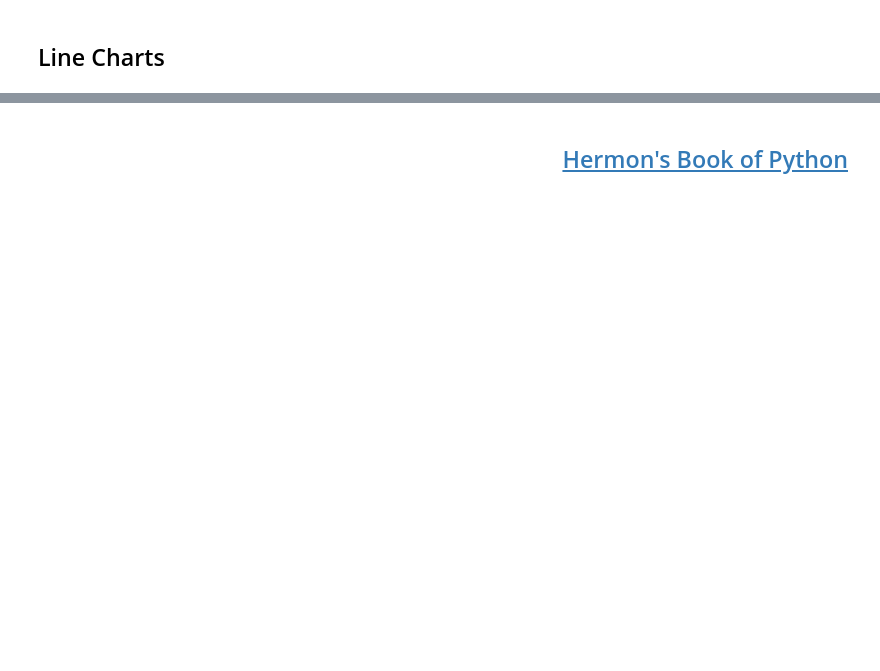
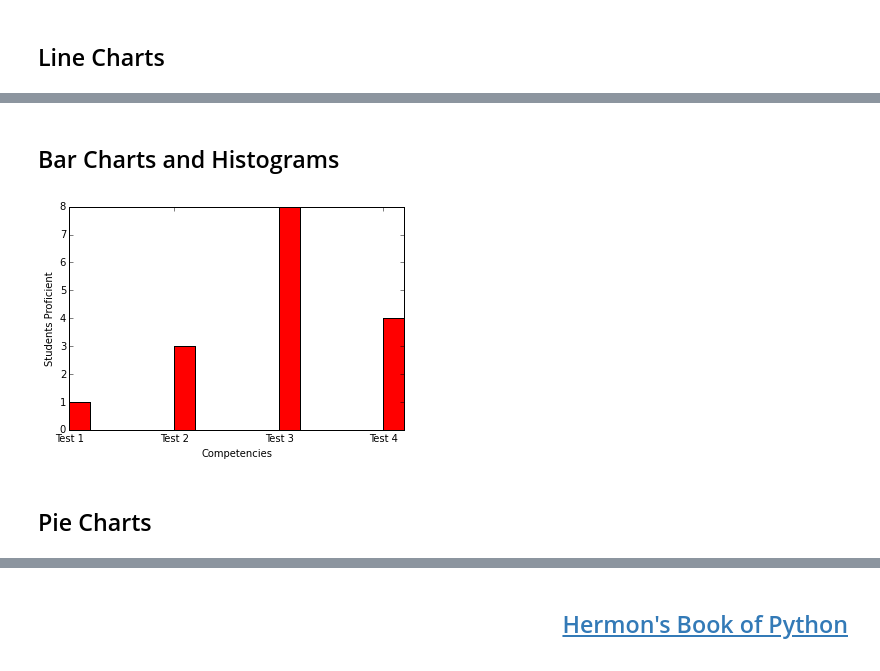
Before and after one commit to hermonm/Hermons_Book_of_Python, a Jupyter notebook: Chapter12.ipynb, the cells around one changed output, grey strips where cells are left out. Drawn from its saved outputs; the diff is of its cells as text; code cells hidden in the pictures; blank space fills up the shorter version.

```diff
--- a/Chapter12.ipynb
+++ b/Chapter12.ipynb
@@ -25,0 +60,26 @@
+# %% [markdown]
+## Bar Charts and Histograms
+# %%
+"""
+How to do a bar chart.
+"""
+import numpy as np
+import matplotlib.pyplot as plt
+
+x1 = [1, 2, 3, 4]
+y4 = [1, 3, 8, 4]
+
+labels = ['Test 1', 'Test 2', 'Test 3', 'Test 4']
+plt.xticks(x1, labels)
+
+plt.bar(x1, y4, color='red', width=.2)
+
+
+plt.ylabel('Students Proficient')
+plt.xlabel('Competencies')
+
+plt.show()
+# %% [output]
+[figure, added]
+# %% [markdown]
+## Pie Charts
```
Also changed, not shown: parts of 4 cells of this notebook, 1 other file.
